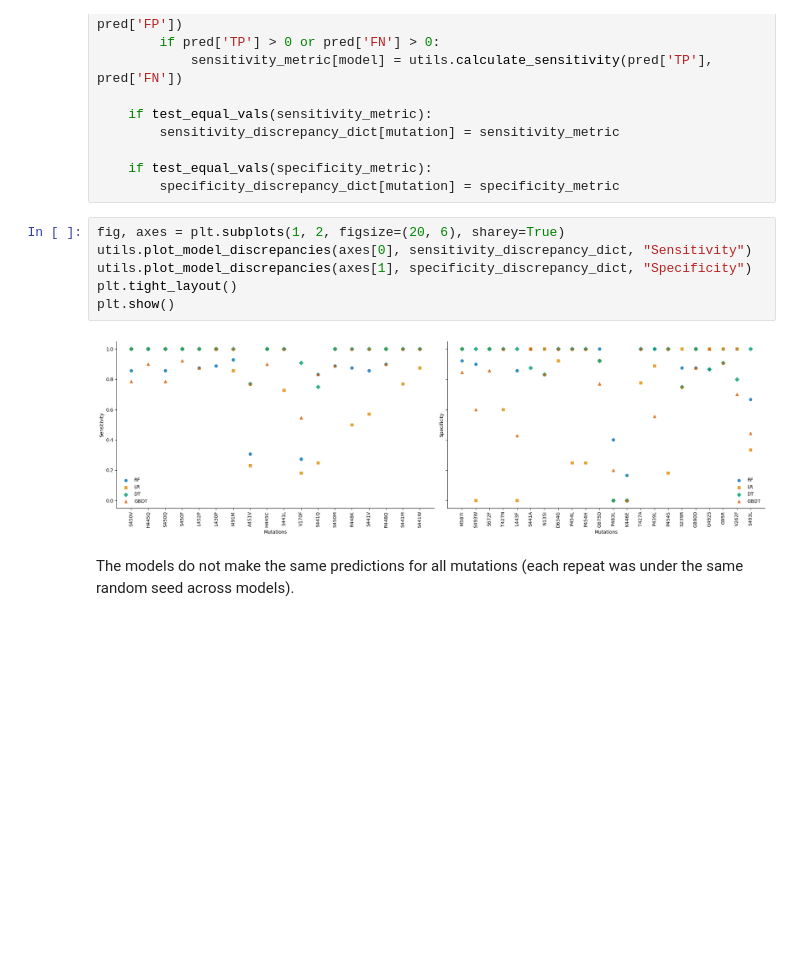
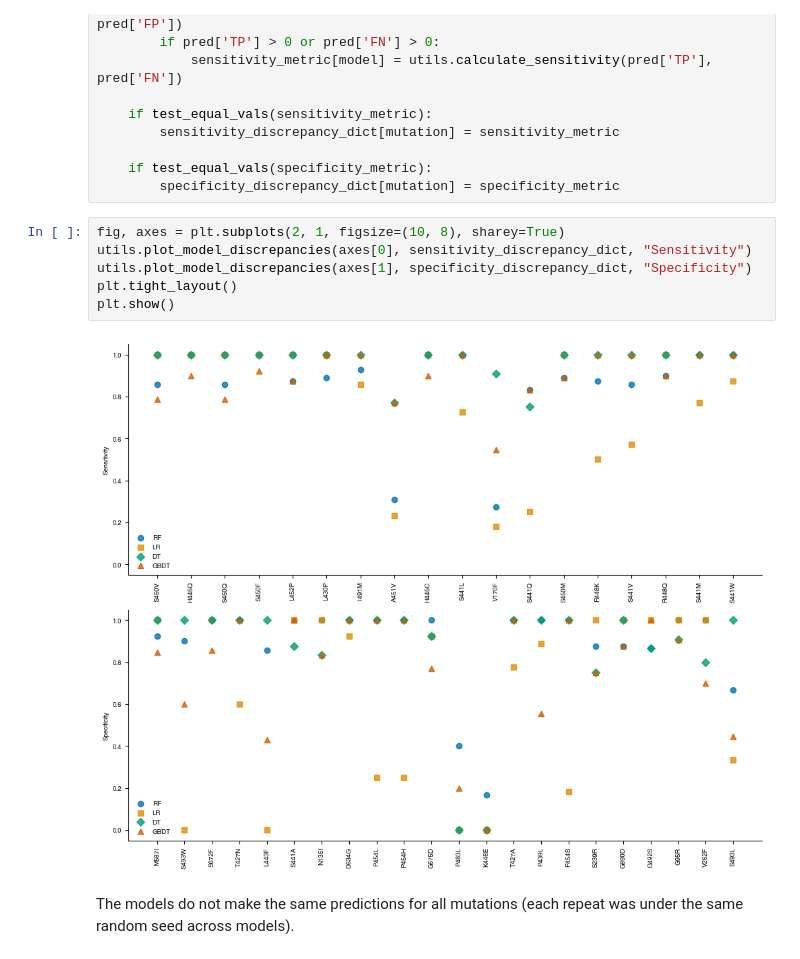
Before and after one commit to fowler-lab/predict-rifampicin-resistance, a Jupyter notebook: Results_2.ipynb, the cells around one changed output. Saved outputs shown, nothing was run; the diff lists cells and outputs as text; blank space fills up the shorter version.

```diff
--- a/Results_2.ipynb
+++ b/Results_2.ipynb
@@ -431,13 +431,13 @@ for mutation, models in mutation_stats.items():
     if test_equal_vals(specificity_metric):
         specificity_discrepancy_dict[mutation] = specificity_metric
 # %%
-fig, axes = plt.subplots(1, 2, figsize=(20, 6), sharey=True)
+fig, axes = plt.subplots(2, 1, figsize=(10, 8), sharey=True)
 utils.plot_model_discrepancies(axes[0], sensitivity_discrepancy_dict, "Sensitivity")
 utils.plot_model_discrepancies(axes[1], specificity_discrepancy_dict, "Specificity")
 plt.tight_layout()
 plt.show()
 # %% [output]
-[figure, old version]
+[figure, new version]
 # %% [markdown]
 The models do not make the same predictions for all mutations (each repeat was under the same random seed across models).
 # %% [markdown]
```
Also changed, not shown: parts of 1 cell of this notebook.
